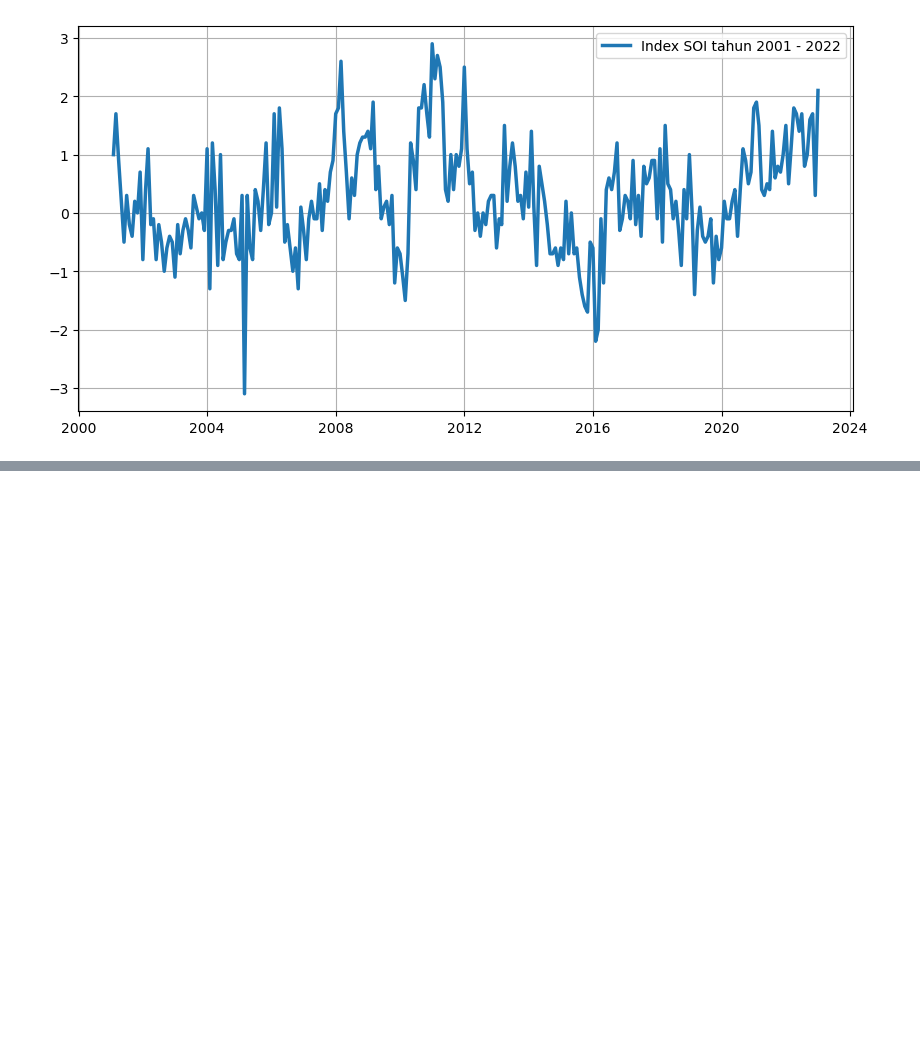
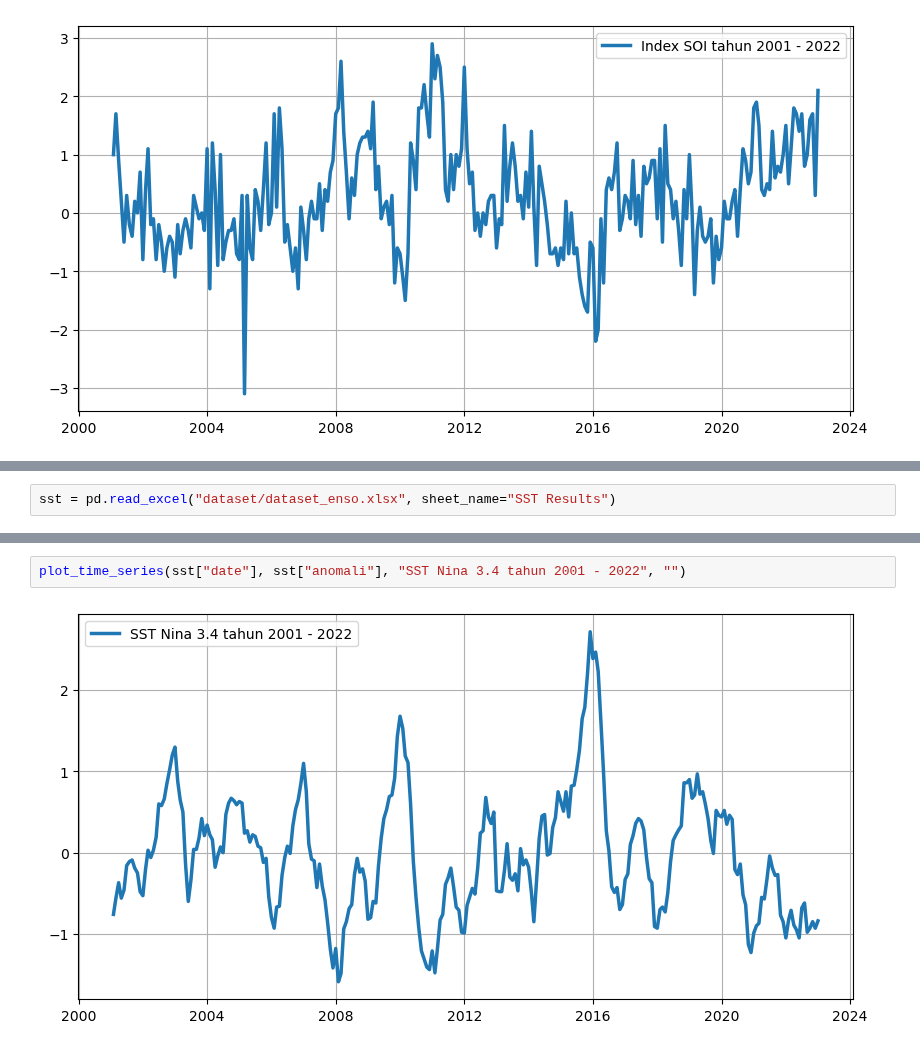
Before and after one commit to kusin/2024_BOPTN_Hopsot, a Jupyter notebook: source-code/praproses_hotspot.ipynb, the cells around one changed output, grey strips where cells are left out. Drawn from its saved outputs; the diff is of its cells as text; blank space fills up the shorter version.

```diff
--- a/source-code/praproses_hotspot.ipynb
+++ b/source-code/praproses_hotspot.ipynb
@@ -121,0 +124,2 @@ plot_time_series(soi["date"], soi["standard"], "Index SOI tahun 2001 - 2022", ""
+# %%
+sst = pd.read_excel("dataset/dataset_enso.xlsx", sheet_name="SST Results")
@@ -121,0 +139,4 @@ plot_time_series(soi["date"], soi["standard"], "Index SOI tahun 2001 - 2022", ""
+# %%
+plot_time_series(sst["date"], sst["anomali"], "SST Nina 3.4 tahun 2001 - 2022", "")
+# %% [output]
+[figure, added]
```
Also changed, not shown: parts of 3 cells of this notebook, 3 other files.
